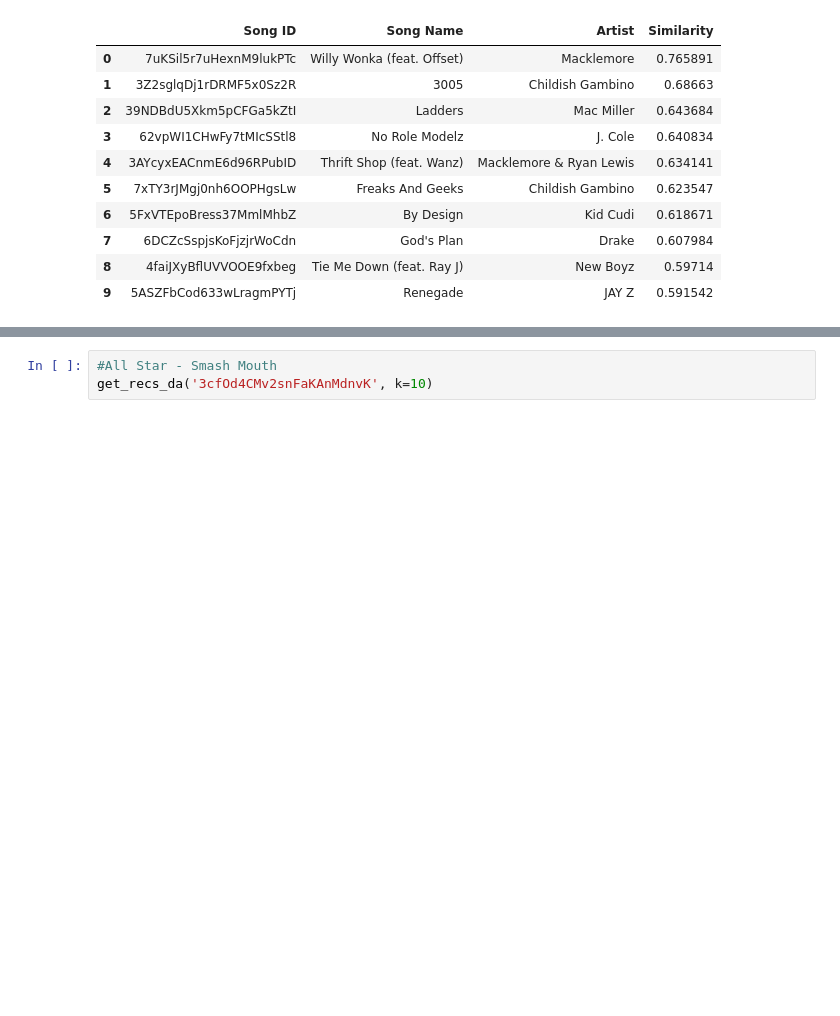
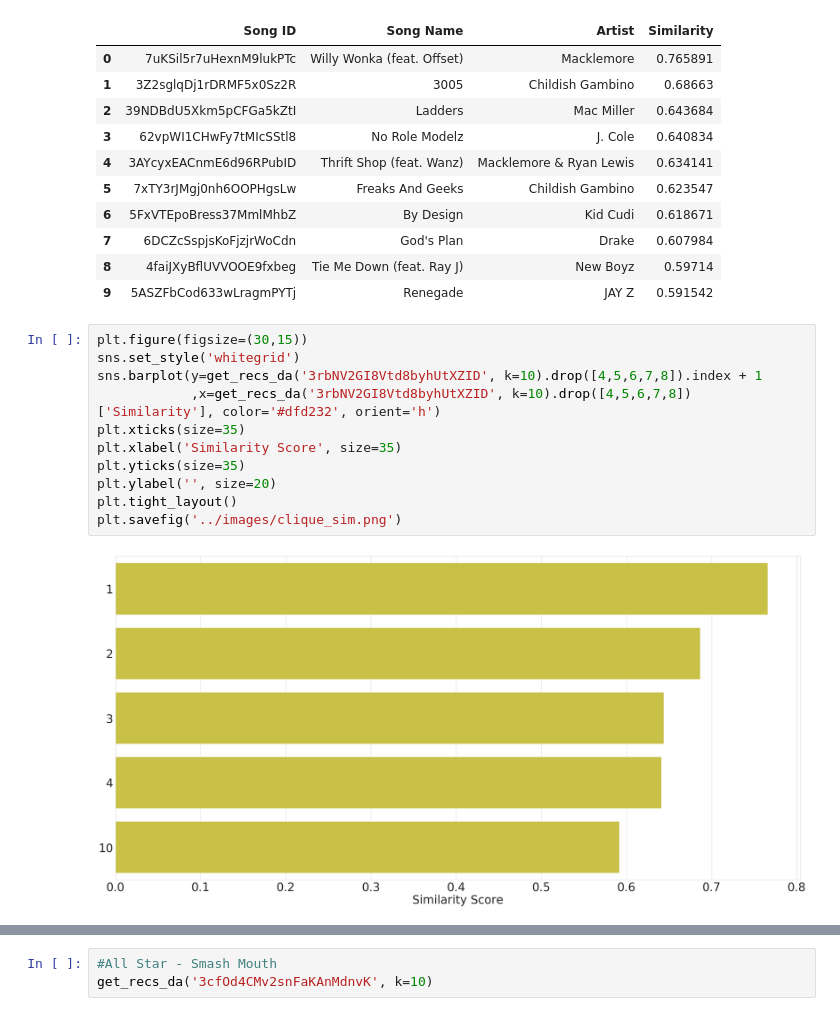
Before and after one commit to jonjohnsontc/songwriter-graph, a Jupyter notebook: notebooks/05_cosine.ipynb, the cells around one changed output, grey strips where cells are left out. Cells and saved outputs as stored; diff of their text form; blank space fills up the shorter version.

```diff
--- a/notebooks/05_cosine.ipynb
+++ b/notebooks/05_cosine.ipynb
@@ -409,6 +423,19 @@ get_recs_da('3rbNV2GI8Vtd8byhUtXZID', k=10)
 | 7 | 6DCZcSspjsKoFjzjrWoCdn | God's Plan | Drake | 0.607984 |
 | 8 | 4faiJXyBflUVVOOE9fxbeg | Tie Me Down (feat. Ray J) | New Boyz | 0.59714 |
 | 9 | 5ASZFbCod633wLragmPYTj | Renegade | JAY Z | 0.591542 |
+# %%
+plt.figure(figsize=(30,15))
+sns.set_style('whitegrid')
+sns.barplot(y=get_recs_da('3rbNV2GI8Vtd8byhUtXZID', k=10).drop([4,5,6,7,8]).index + 1
+            ,x=get_recs_da('3rbNV2GI8Vtd8byhUtXZID', k=10).drop([4,5,6,7,8])['Similarity'], color='#dfd232', orient='h')
+plt.xticks(size=35)
+plt.xlabel('Similarity Score', size=35)
+plt.yticks(size=35)
+plt.ylabel('', size=20)
+plt.tight_layout()
+plt.savefig('../images/clique_sim.png')
+# %% [output]
+[figure, added]
 # %%
 #Finesse (Remix) - Bruno Mars (feat. Cardi B)
 get_recs_da('3Vo4wInECJQuz9BIBMOu8i', k=10)
```
Also changed, not shown: parts of 9 cells of this notebook, 16 other files.
